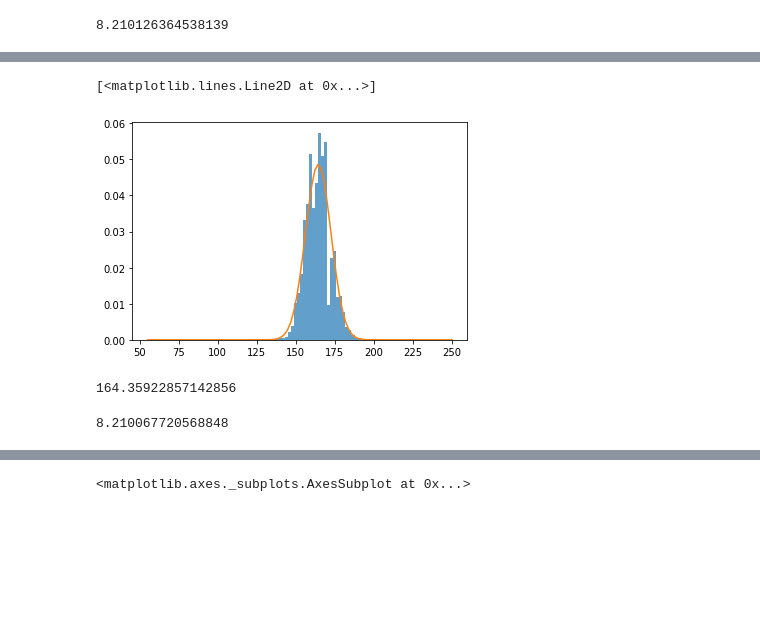
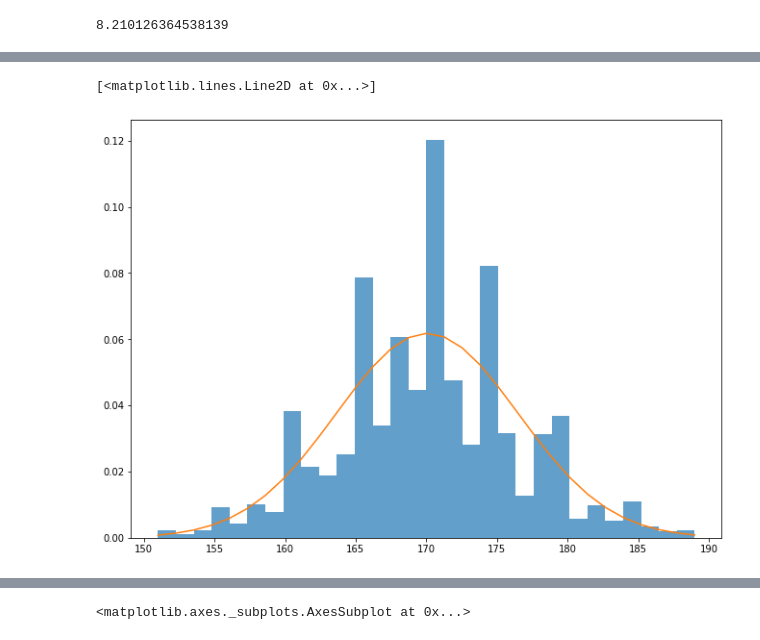
Before and after one commit to Dai0704/DSC180B, a Jupyter notebook: markdown/eda_and_model.ipynb, the cells around one changed output, grey strips where cells are left out. Cells and saved outputs as stored; diff of their text form; code cells hidden in the pictures; blank space fills up the shorter version.

```diff
--- a/markdown/eda_and_model.ipynb
+++ b/markdown/eda_and_model.ipynb
@@ -74,0 +95,12 @@ height = df['height']
+# %%
+gender2 = df[df['gender'] == 2] ## male
+
+
+q1 = np.percentile(gender2['height'], 25)
+q3 = np.percentile(gender2['height'], 75)
+IQR = q3-q1
+low = q1 - 1.5*IQR
+high = q3 + 1.5*IQR
+print(low,high)
+male_no_outlier = gender2[(gender2['height'] > low) & (gender2['height'] < high)]
+male_no_outlier.head()
@@ -75,3 +115,6 @@ height = df['height']
+# %%
+male_height = male_no_outlier['height']
+female_height = female_no_outlier['height']
 # %%
 #change to median
 height.median()
@@ -102,16 +161,8 @@ Length: 70000, dtype: float64
 # %%
-_,bins,_ = plt.hist(height,100,density=1,alpha=0.7)
-mu,sigma = norm.fit(height)
+_,bins,_ = plt.hist(male_height,30,density=1,alpha=0.7)
+mu,sigma = norm.fit(male_height)
 normal_line = norm.pdf(bins,mu,sigma)
 plt.plot(bins,normal_line)
 # %% [output]
 [<matplotlib.lines.Line2D at 0x...>]
-[figure, old version]
+[figure, new version]
-# %%
-mu
-# %% [output]
-164.35922857142856
-# %%
-sigma
-# %% [output]
-8.210067720568848
```
Also changed, not shown: parts of 10 cells of this notebook, 5 other files.
